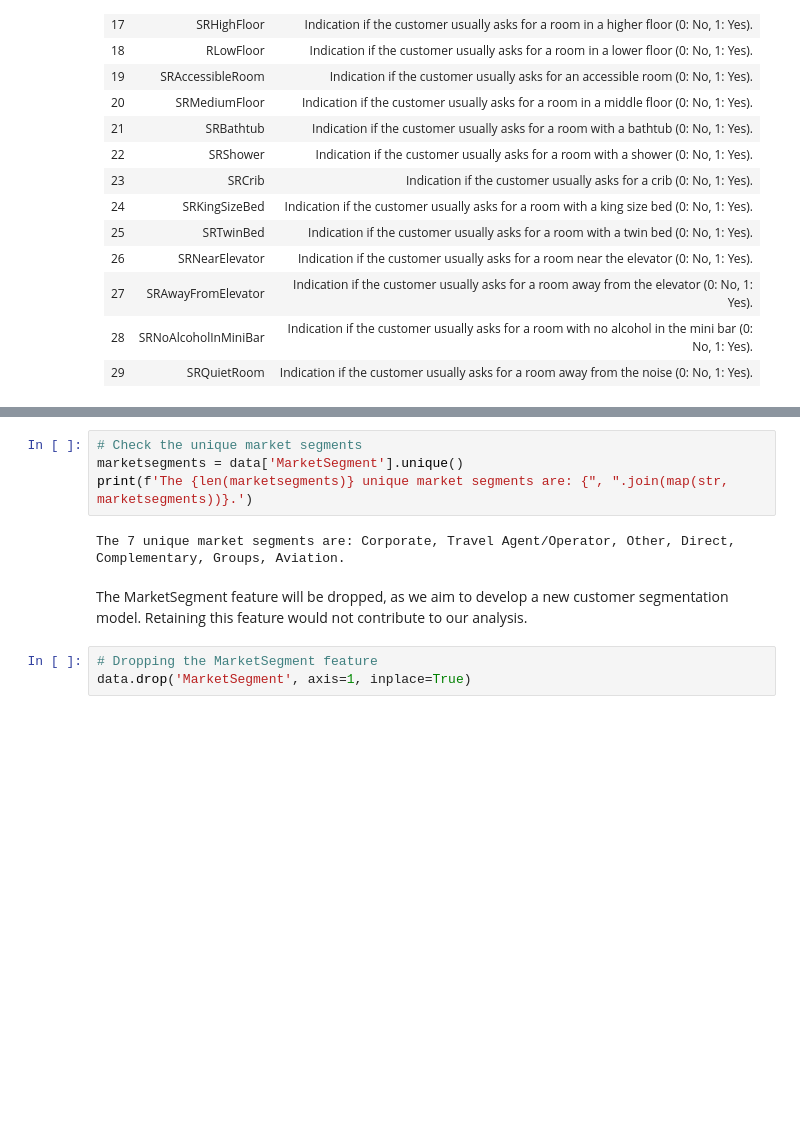
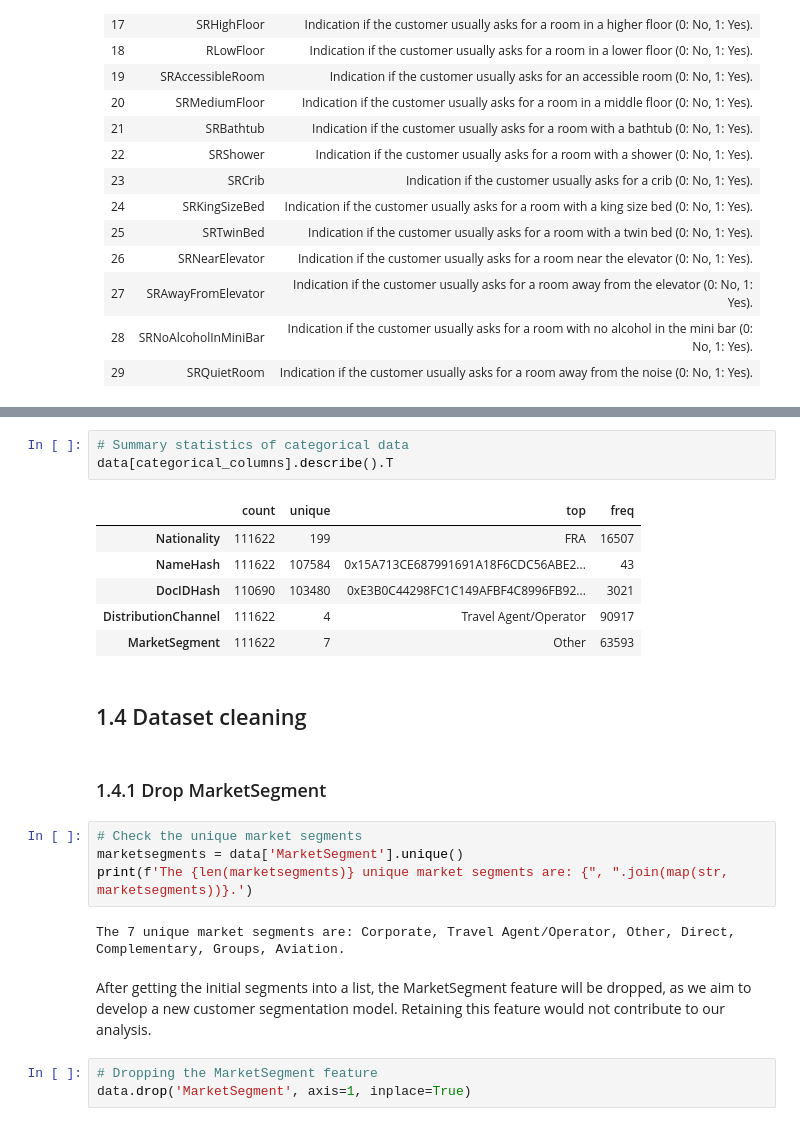
Before and after one commit to RubenCMarques/Hotel-Customer-Segmentation, a Jupyter notebook: Notebooks/A-B.ipynb, the cells around one changed output, grey strips where cells are left out. Cells and saved outputs as stored; diff of their text form; blank space fills up the shorter version.

Commit message:
notebook_cleaning

```diff
--- a/Notebooks/A-B.ipynb
+++ b/Notebooks/A-B.ipynb
@@ -83,3 +183,17 @@ data.set_index('ID', inplace=True)
+# %%
+# Summary statistics of categorical data
+data[categorical_columns].describe().T
+# %% [output]
+|  | count | unique | top | freq |
+| Nationality | 111622 | 199 | FRA | 16507 |
+| NameHash | 111622 | 107584 | 0x15A713CE687991691A18F6CDC56ABE2... | 43 |
+| DocIDHash | 110690 | 103480 | 0xE3B0C44298FC1C149AFBF4C8996FB92... | 3021 |
+| DistributionChannel | 111622 | 4 | Travel Agent/Operator | 90917 |
+| MarketSegment | 111622 | 7 | Other | 63593 |
+# %% [markdown]
+## 1.4 Dataset cleaning
+# %% [markdown]
+### 1.4.1 Drop MarketSegment
 # %%
 # Check the unique market segments
 marketsegments = data['MarketSegment'].unique()
@@ -87,7 +201,7 @@ print(f'The {len(marketsegments)} unique market segments are: {", ".join(map(str
 # %% [output]
 The 7 unique market segments are: Corporate, Travel Agent/Operator, Other, Direct, Complementary, Groups, Aviation.
 # %% [markdown]
-The MarketSegment feature will be dropped, as we aim to develop a new customer segmentation model. Retaining this feature would not contribute to our analysis.
+After getting the initial segments into a list, the MarketSegment feature will be dropped, as we aim to develop a new customer segmentation model. Retaining this feature would not contribute to our analysis.
 # %%
 # Dropping the MarketSegment feature
 data.drop('MarketSegment', axis=1, inplace=True)
```
Also changed, not shown: parts of 40 cells of this notebook.
